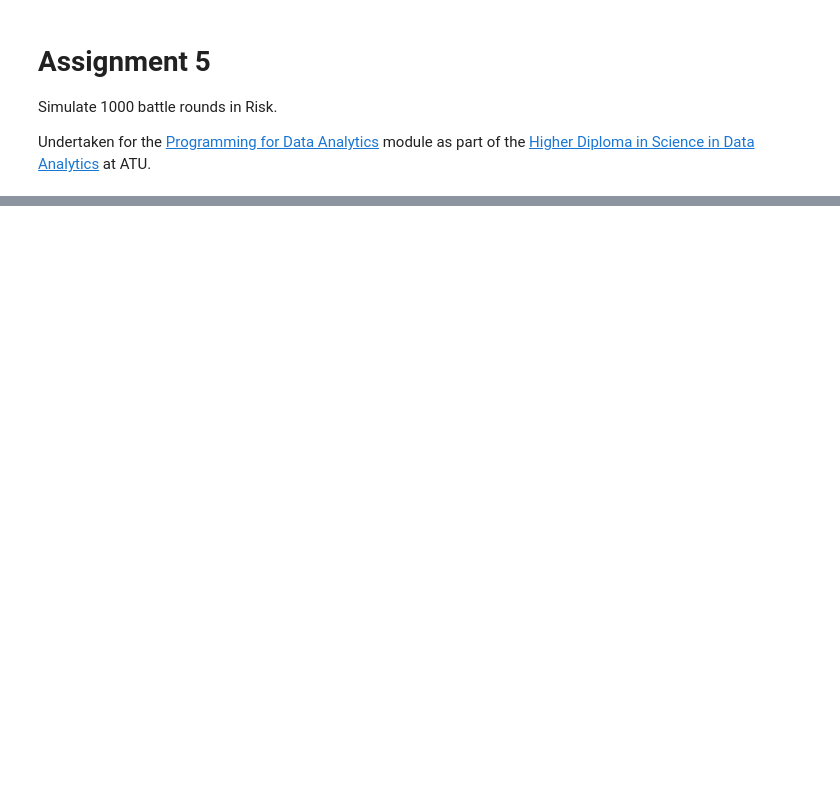
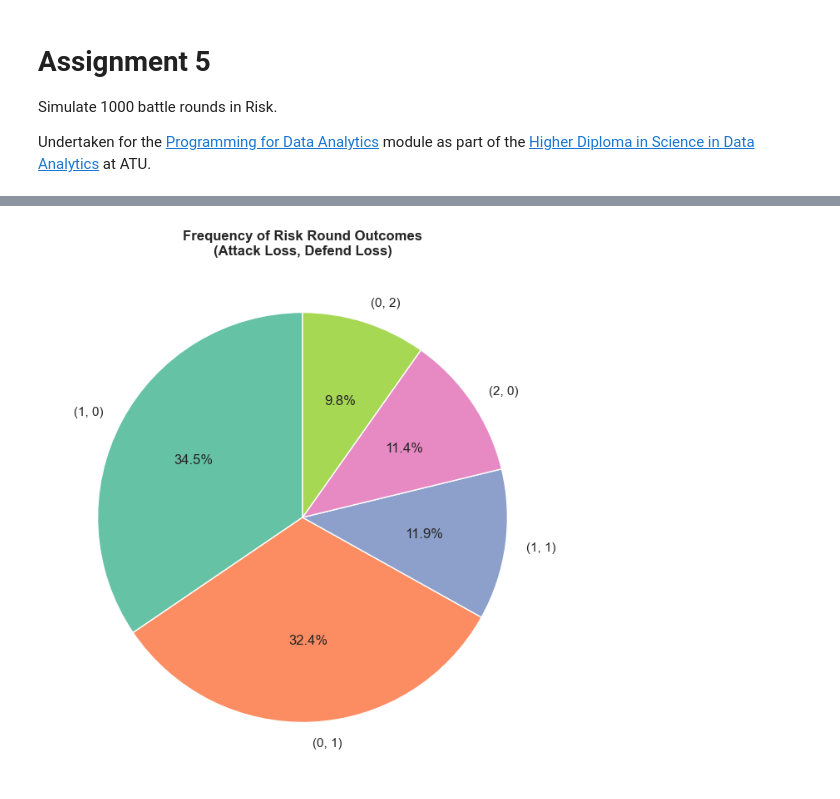
Before and after one commit to JBnkn/4369-programming-for-data-analytics, a Jupyter notebook: Assignments/assignment_5_risk.ipynb, the cells around one changed output, grey strips where cells are left out. Cells and saved outputs as stored; diff of their text form; code cells hidden in the pictures; blank space fills up the shorter version.

```diff
--- a/Assignments/assignment_5_risk.ipynb
+++ b/Assignments/assignment_5_risk.ipynb
@@ -113,0 +125,14 @@ plt.show()
+# %%
+# assign labels and sizes based on key:value pairs for outcomes
+labels = [f"{outcome}" for outcome in outcomes.keys()]
+sizes = [count for count in outcomes.values()]
+
+# plot the pie chart
+plt.figure(figsize=(8, 8))
+plt.pie(sizes, labels=labels, colors=sns.color_palette('Set2'), autopct='%1.1f%%', startangle=90)
+plt.title("Frequency of Risk Round Outcomes\n(Attack Loss, Defend Loss)", weight='bold')
+
+# display the plot
+plt.show()
+# %% [output]
+[figure, added]
```
Also changed, not shown: parts of 9 cells of this notebook.
